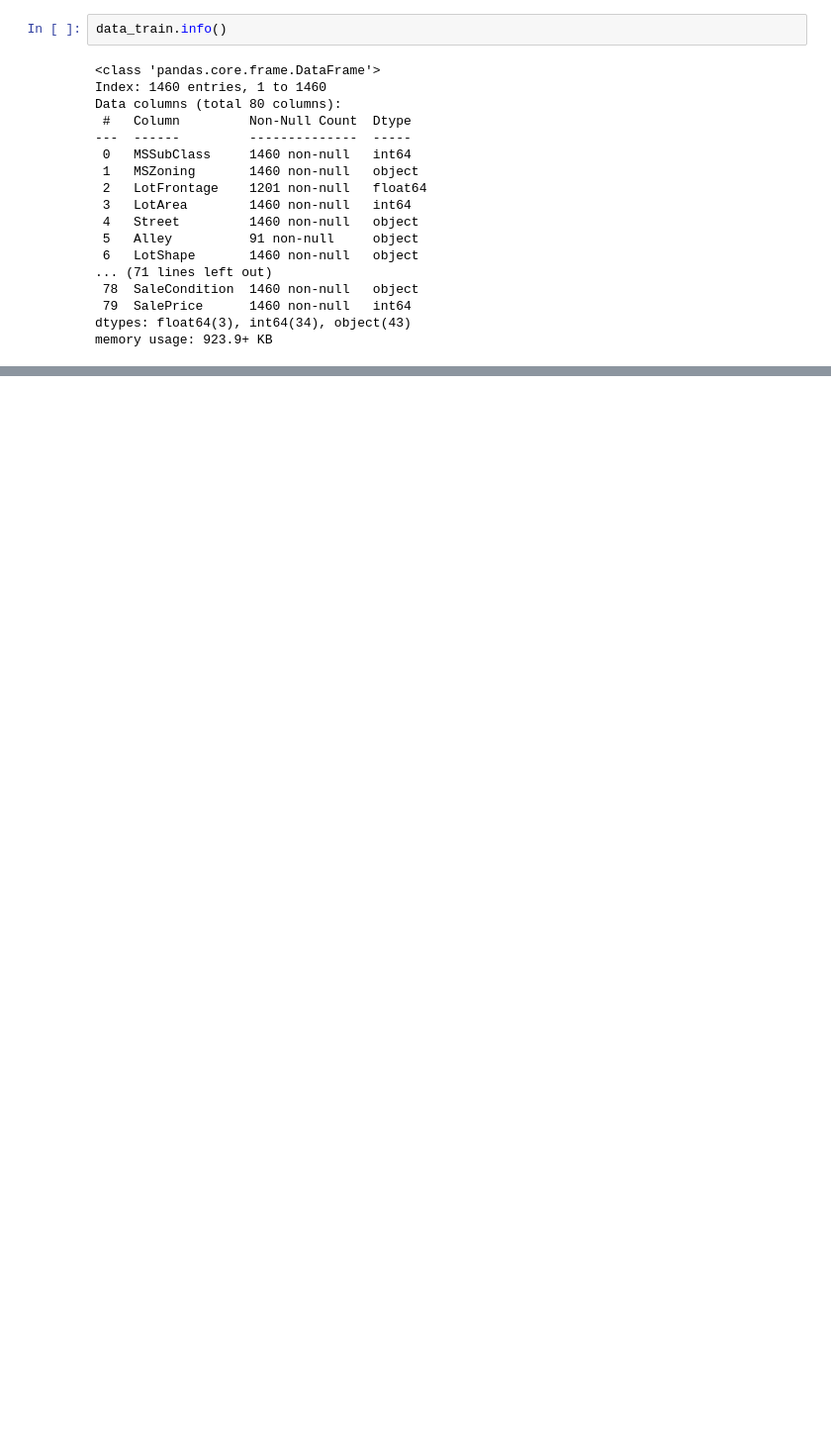
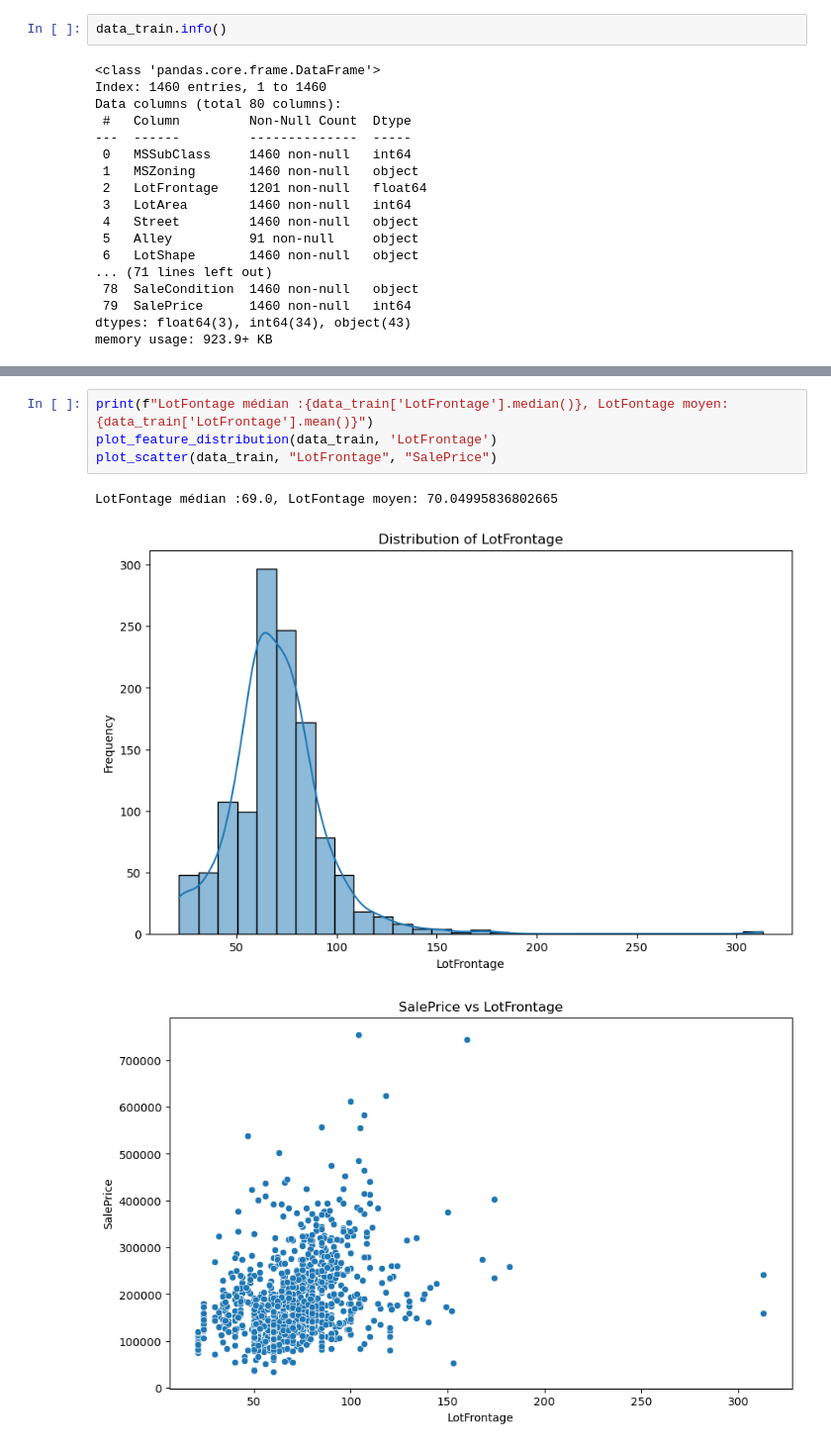
Before and after one commit to Samuel-engineer/simple_to_advanced-Regression, a Jupyter notebook: Notebook.ipynb, the cells around one changed output, grey strips where cells are left out. Shown at 99% size. Cells and saved outputs as stored; diff of their text form; blank space fills up the shorter version.

```diff
--- a/Notebook.ipynb
+++ b/Notebook.ipynb
@@ -42,0 +362,8 @@ memory usage: 923.9+ KB
+# %%
+print(f"LotFontage médian :{data_train['LotFrontage'].median()}, LotFontage moyen: {data_train['LotFrontage'].mean()}")
+plot_feature_distribution(data_train, 'LotFrontage')
+plot_scatter(data_train, "LotFrontage", "SalePrice")
+# %% [output]
+LotFontage médian :69.0, LotFontage moyen: 70.04995836802665
+[figure, added]
+[figure, added]
```
Also changed, not shown: parts of 117 cells of this notebook, 3 other files.
